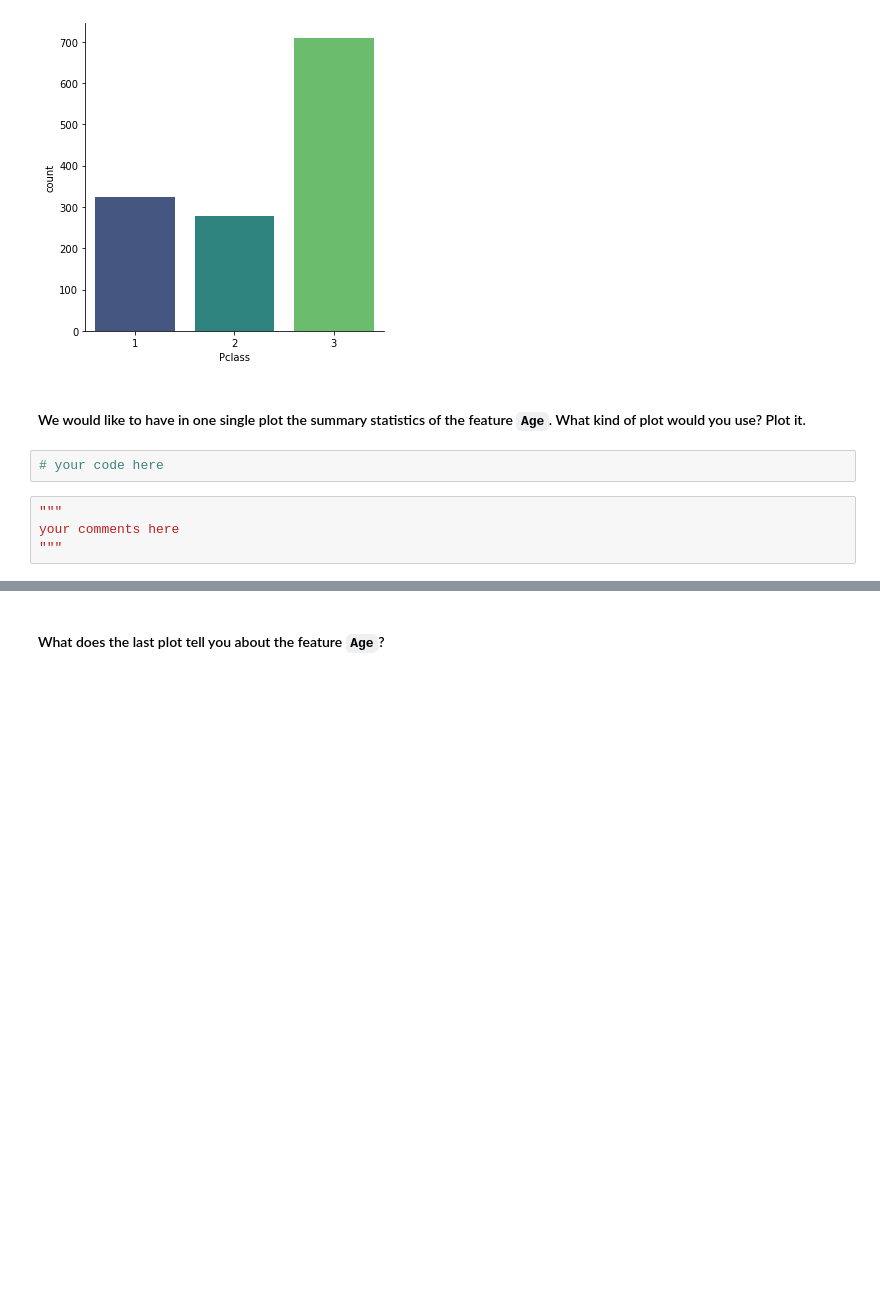
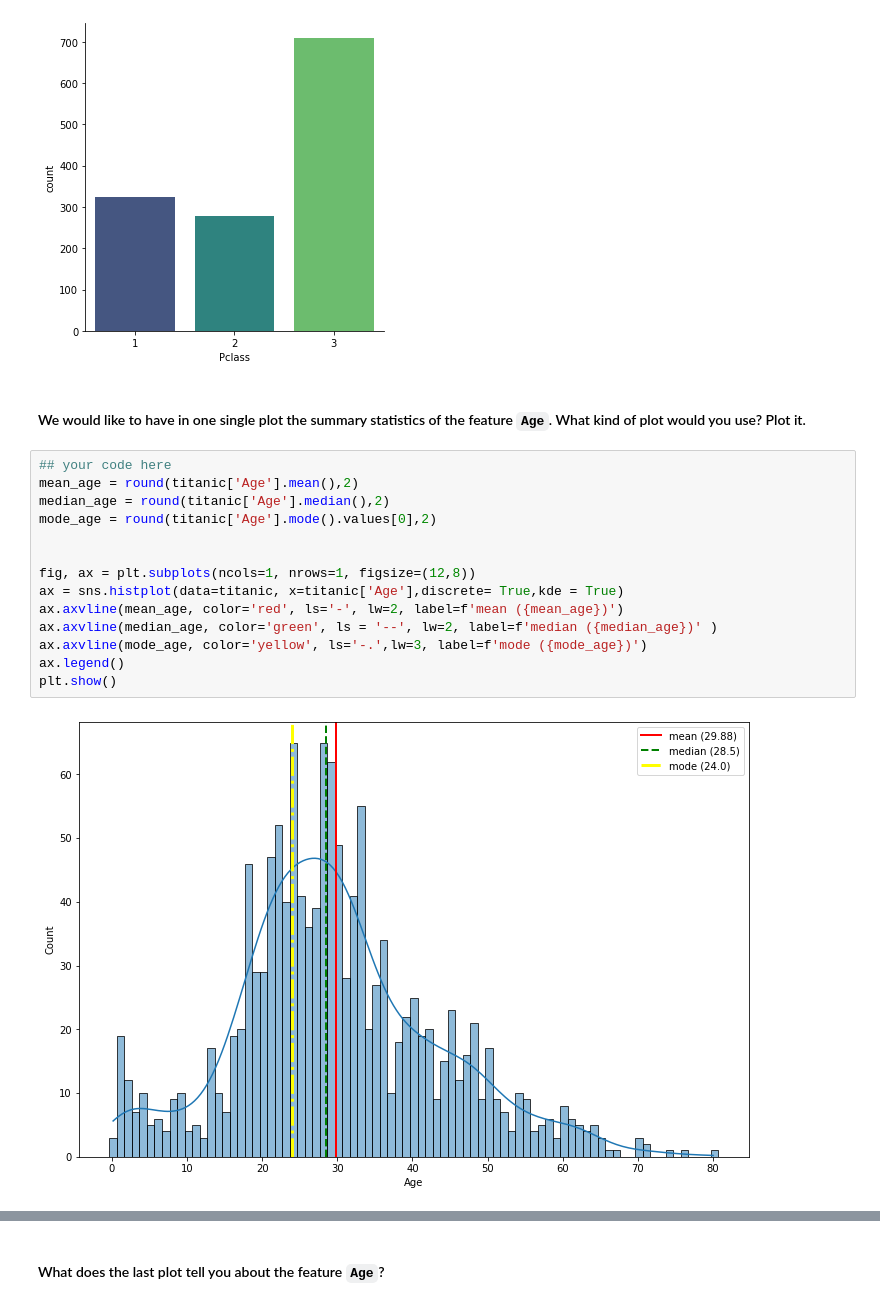
Before and after one commit to Irene9R/dataptmad1121_labs, a Jupyter notebook: module-2/matplotlib-seaborn/your-code/main.ipynb, the cells around one changed output, grey strips where cells are left out. Drawn from its saved outputs; the diff is of its cells as text; blank space fills up the shorter version.

```diff
--- a/module-2/matplotlib-seaborn/your-code/main.ipynb
+++ b/module-2/matplotlib-seaborn/your-code/main.ipynb
@@ -348,9 +353,19 @@ sns.catplot(x="Pclass", kind="count", palette="viridis",data=titanic)
 [figure]
 # %% [markdown]
 #### We would like to have in one single plot the summary statistics of the feature `Age`. What kind of plot would you use? Plot it.
-# %%
-# your code here
-# %%
-"""
-your comments here
-"""
+# %%
+## your code here
+mean_age = round(titanic['Age'].mean(),2)
+median_age = round(titanic['Age'].median(),2)
+mode_age = round(titanic['Age'].mode().values[0],2)
+
+
+fig, ax = plt.subplots(ncols=1, nrows=1, figsize=(12,8))
+ax = sns.histplot(data=titanic, x=titanic['Age'],discrete= True,kde = True)
+ax.axvline(mean_age, color='red', ls='-', lw=2, label=f'mean ({mean_age})')
+ax.axvline(median_age, color='green', ls = '--', lw=2, label=f'median ({median_age})' )
+ax.axvline(mode_age, color='yellow', ls='-.',lw=3, label=f'mode ({mode_age})')
+ax.legend()
+plt.show()
+# %% [output]
+[figure, added]
```
Also changed, not shown: parts of 24 cells of this notebook.
